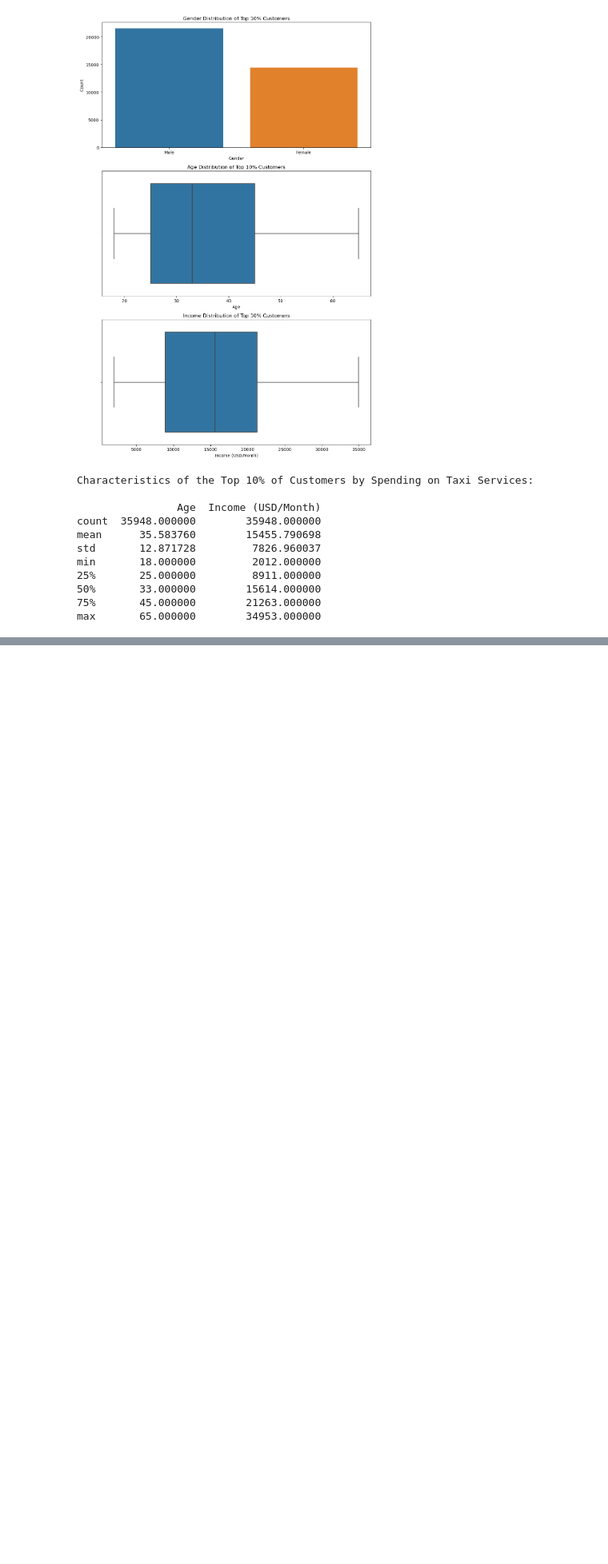
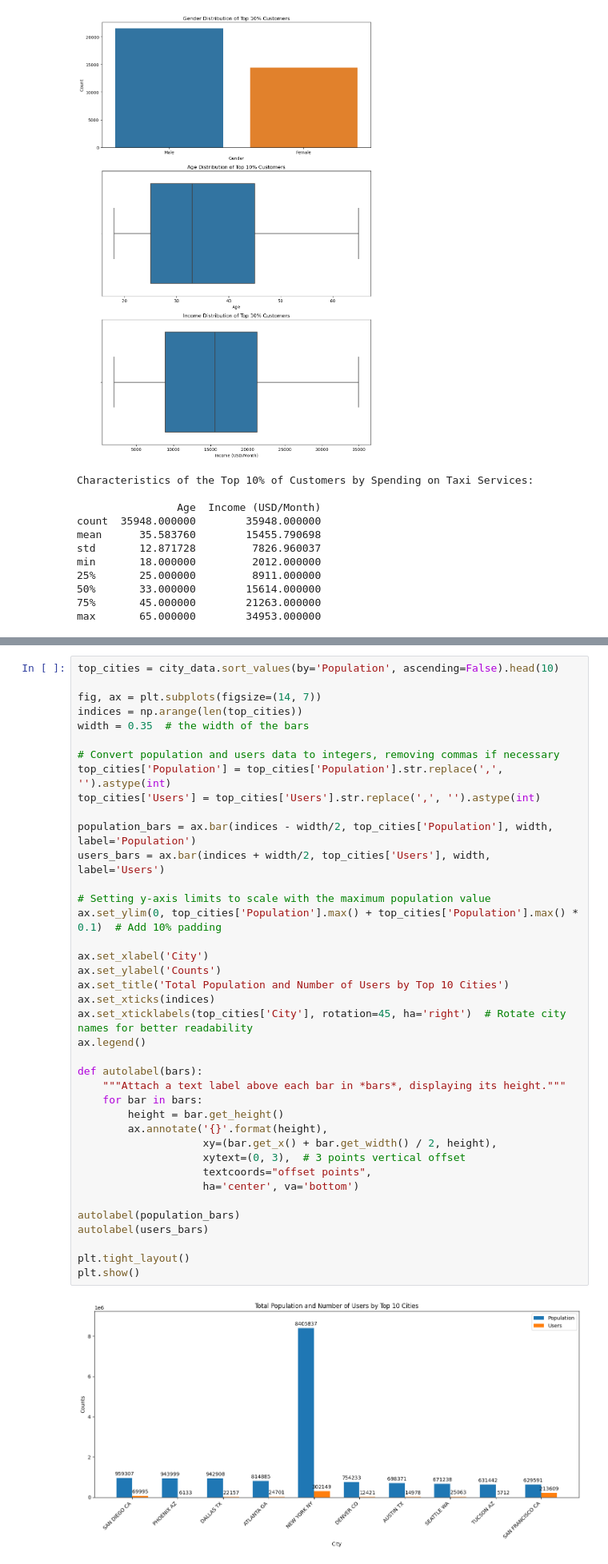
Before and after one commit to Abhig2002/DAT-301---Project-2, a Jupyter notebook: DAT301_Project2.ipynb, the cells around one changed output, grey strips where cells are left out. Shown at 80% size. Cells and saved outputs as stored; diff of their text form; blank space fills up the shorter version.

```diff
--- a/DAT301_Project2.ipynb
+++ b/DAT301_Project2.ipynb
@@ -379,0 +407,41 @@ max       65.000000        34953.000000
+# %%
+top_cities = city_data.sort_values(by='Population', ascending=False).head(10)
+
+fig, ax = plt.subplots(figsize=(14, 7))
+indices = np.arange(len(top_cities))
+width = 0.35  # the width of the bars
+
+# Convert population and users data to integers, removing commas if necessary
+top_cities['Population'] = top_cities['Population'].str.replace(',', '').astype(int)
+top_cities['Users'] = top_cities['Users'].str.replace(',', '').astype(int)
+
+population_bars = ax.bar(indices - width/2, top_cities['Population'], width, label='Population')
+users_bars = ax.bar(indices + width/2, top_cities['Users'], width, label='Users')
+
+# Setting y-axis limits to scale with the maximum population value
+ax.set_ylim(0, top_cities['Population'].max() + top_cities['Population'].max() * 0.1)  # Add 10% padding
+
+ax.set_xlabel('City')
+ax.set_ylabel('Counts')
+ax.set_title('Total Population and Number of Users by Top 10 Cities')
+ax.set_xticks(indices)
+ax.set_xticklabels(top_cities['City'], rotation=45, ha='right')  # Rotate city names for better readability
+ax.legend()
+
+def autolabel(bars):
+    """Attach a text label above each bar in *bars*, displaying its height."""
+    for bar in bars:
+        height = bar.get_height()
+        ax.annotate('{}'.format(height),
+                    xy=(bar.get_x() + bar.get_width() / 2, height),
+                    xytext=(0, 3),  # 3 points vertical offset
+                    textcoords="offset points",
+                    ha='center', va='bottom')
+
+autolabel(population_bars)
+autolabel(users_bars)
+
+plt.tight_layout()
+plt.show()
+# %% [output]
+[figure, added]
```
Also changed, not shown: parts of 14 cells of this notebook.
